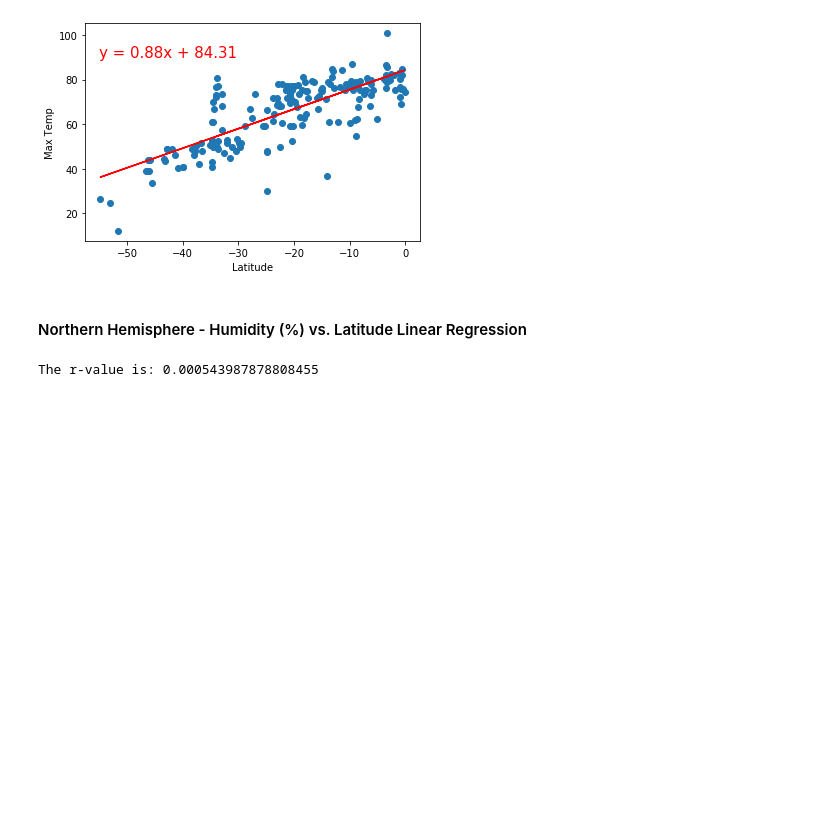
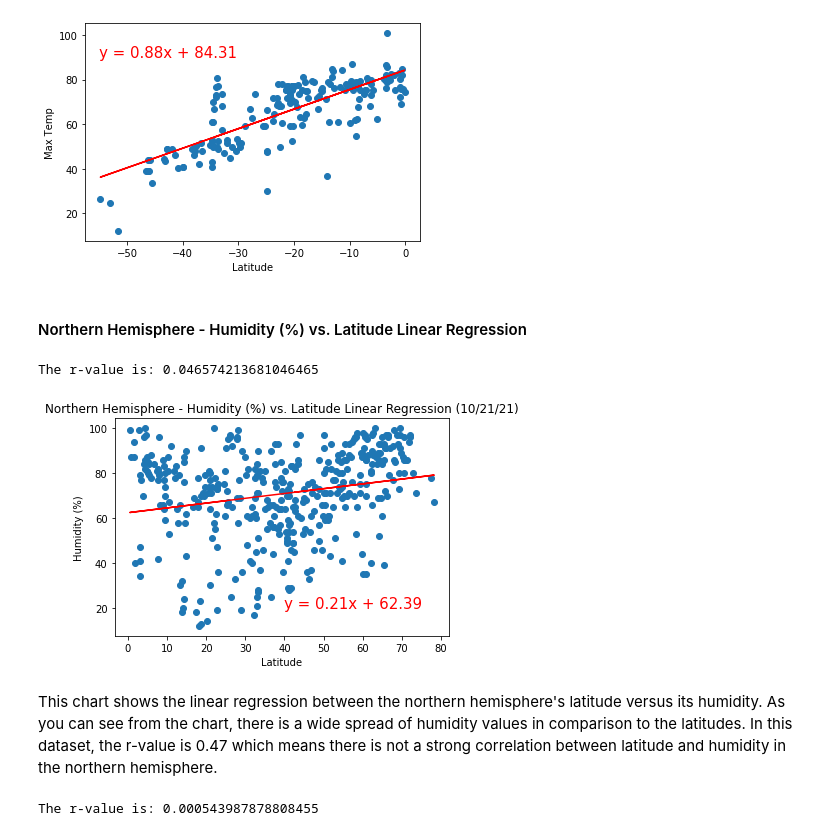
Before and after one commit to jennylynnlong/python-api-challenge, a Jupyter notebook: WeatherPy JL.ipynb, the cells around one changed output. Drawn from its saved outputs; the diff is of its cells as text; code cells hidden in the pictures; blank space fills up the shorter version.

```diff
--- a/WeatherPy JL.ipynb
+++ b/WeatherPy JL.ipynb
@@ -402,6 +474,38 @@ The r-value is: 0.6082708688906918
 [figure]
 # %% [markdown]
 ####  Northern Hemisphere - Humidity (%) vs. Latitude Linear Regression
+# %%
+# Add the linear regression equation
+x_values = northHem['Lat']
+y_values = northHem['Humidity']
+(slope, intercept, rvalue, pvalue, stderr) = linregress(x_values, y_values)
+regress_values = x_values * slope + intercept
+
+# Add line to plot
+line_eq = "y = " + str(round(slope,2)) + "x + " + str(round(intercept,2))
+
+# Plot scatter plot
+plt.scatter(x_values, y_values)
+
+# Plot regression line
+plt.plot(x_values, regress_values, "r-")
+plt.annotate(line_eq, (40,20), fontsize=15, color='r')
+
+# Label plot
+plt.title('Northern Hemisphere - Humidity (%) vs. Latitude Linear Regression (10/21/21)')
+plt.xlabel('Latitude')
+plt.ylabel('Humidity (%)')
+
+# Print r squared value
+print(f'The r-value is: {rvalue**2}')
+
+# Show plot
+plt.show()
+# %% [output]
+The r-value is: 0.046574213681046465
+[figure, added]
+# %% [markdown]
+This chart shows the linear regression between the northern hemisphere's latitude versus its humidity. As you can see from the chart, there is a wide spread of humidity values in comparison to the latitudes. In this dataset, the r-value is 0.47 which means there is not a strong correlation between latitude and humidity in the northern hemisphere.
 # %%
 # %% [output]
 The r-value is: 0.000543987878808455
```
Also changed, not shown: parts of 17 cells of this notebook, 1 other file.
